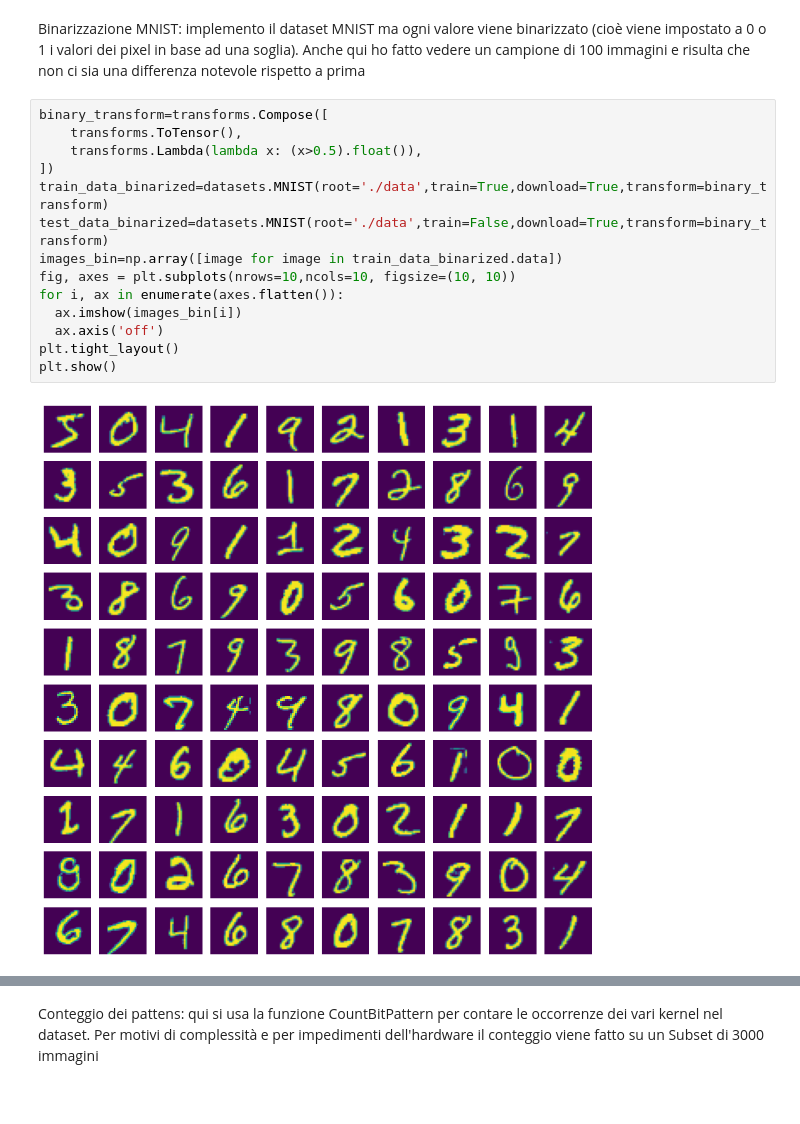
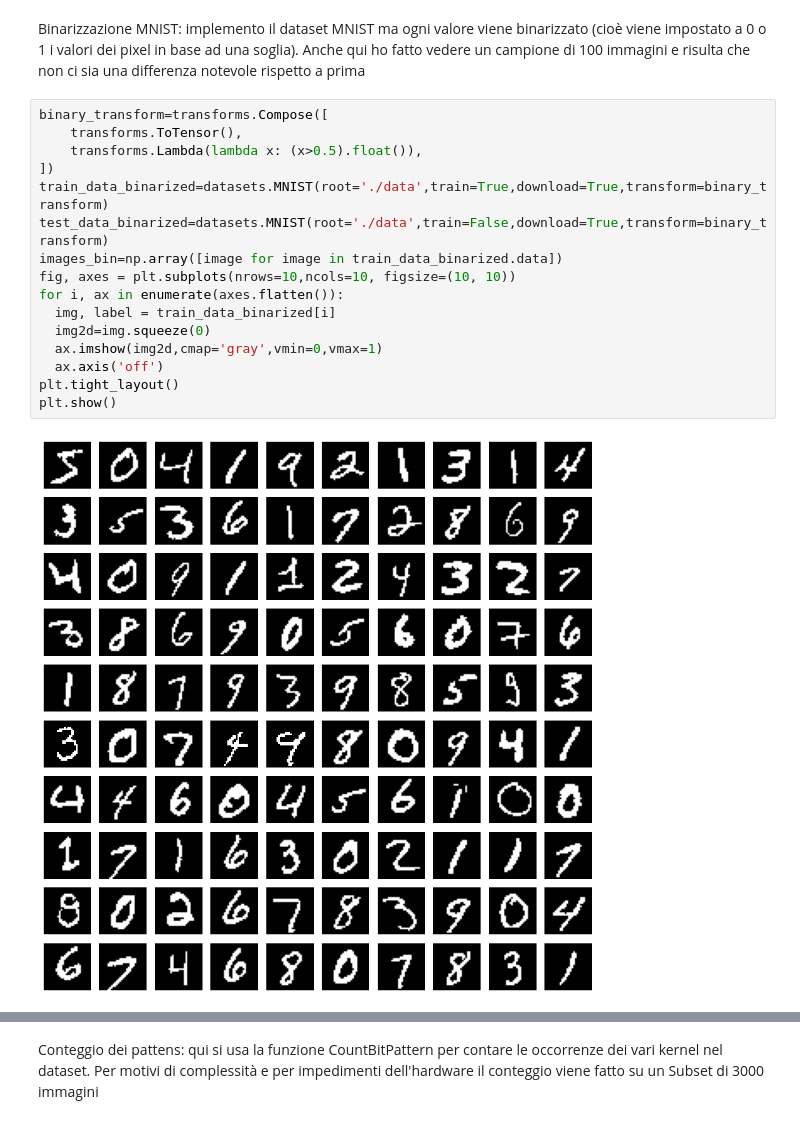
Before and after one commit to AlfonsoUnifi/ProgettoTesiPatternRecognition, a Jupyter notebook: FeatureDetection2.ipynb, the cells around one changed output, grey strips where cells are left out. Saved outputs shown, nothing was run; the diff lists cells and outputs as text.

```diff
--- a/FeatureDetection2.ipynb
+++ b/FeatureDetection2.ipynb
@@ -73,16 +73,18 @@ Binarizzazione MNIST: implemento il dataset MNIST ma ogni valore viene binarizza
 # %%
 binary_transform=transforms.Compose([
     transforms.ToTensor(),
     transforms.Lambda(lambda x: (x>0.5).float()),
 ])
 train_data_binarized=datasets.MNIST(root='./data',train=True,download=True,transform=binary_transform)
 test_data_binarized=datasets.MNIST(root='./data',train=False,download=True,transform=binary_transform)
 images_bin=np.array([image for image in train_data_binarized.data])
 fig, axes = plt.subplots(nrows=10,ncols=10, figsize=(10, 10))
 for i, ax in enumerate(axes.flatten()):
-  ax.imshow(images_bin[i])
+  img, label = train_data_binarized[i]
+  img2d=img.squeeze(0)
+  ax.imshow(img2d,cmap='gray',vmin=0,vmax=1)
   ax.axis('off')
 plt.tight_layout()
 plt.show()
 # %% [output]
-[figure, old version]
+[figure, new version]
```
Also changed, not shown: parts of 12 cells of this notebook.
